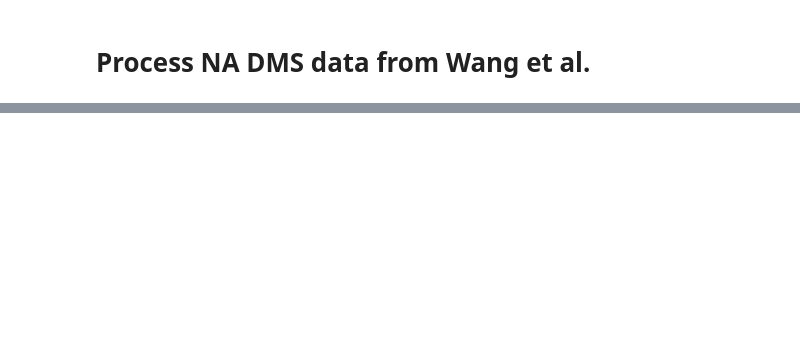
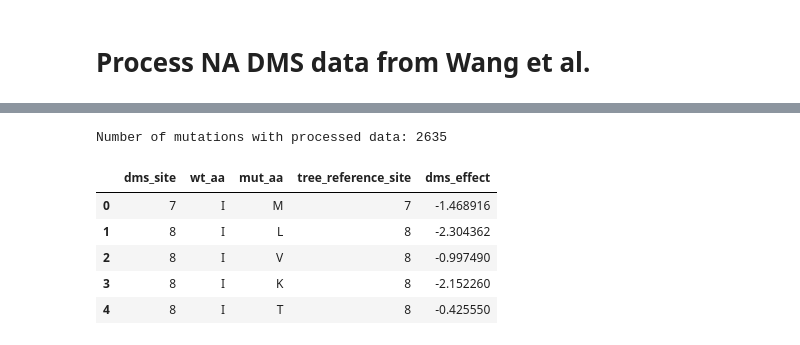
Before and after one commit to matsengrp/flu-mut-rates, a Jupyter notebook: notebooks/process_dms_data_wang_na.ipynb, the cells around one changed output, grey strips where cells are left out. Drawn from its saved outputs; the diff is of its cells as text; code cells hidden in the pictures; blank space fills up the shorter version.

```diff
--- a/notebooks/process_dms_data_wang_na.ipynb
+++ b/notebooks/process_dms_data_wang_na.ipynb
@@ -38,0 +113,25 @@ print(len(dms_seq_df), sum(dms_seq_df['same_aa']), sum(dms_seq_df['same_aa']) /
+# %%
+# Merge DMS data with numbering scheme and save
+na_dms_data_processed = (
+    na_dms_data
+    .merge(alignment_numbering_df, on='dms_site', validate='many_to_one')
+)
+
+# Compute the DMS effect as the log of the average of the three CTRL replicates
+na_dms_data_processed['dms_effect'] = na_dms_data_processed[['RF_CTRL_Rep1', 'RF_CTRL_Rep2', 'RF_CTRL_Rep3']].mean(axis=1)
+na_dms_data_processed = na_dms_data_processed[na_dms_data_processed['dms_effect'] > 0]
+na_dms_data_processed['dms_effect'] = np.log(na_dms_data_processed['dms_effect'])
+
+# Save data to output file
+na_dms_data_processed = na_dms_data_processed[['dms_site', 'wt_aa', 'mut_aa', 'tree_reference_site', 'dms_effect']]
+na_dms_data_processed.to_csv(os.path.join(output_dir, 'processed_dms_data.csv'), index=False)
+print("Number of mutations with processed data:", len(na_dms_data_processed))
+na_dms_data_processed.head()
+# %% [output]
+Number of mutations with processed data: 2635
+|  | dms_site | wt_aa | mut_aa | tree_reference_site | dms_effect |
+| 0 | 7 | I | M | 7 | -1.468916 |
+| 1 | 8 | I | L | 8 | -2.304362 |
+| 2 | 8 | I | V | 8 | -0.997490 |
+| 3 | 8 | I | K | 8 | -2.152260 |
+| 4 | 8 | I | T | 8 | -0.425550 |
```
Also changed, not shown: parts of 4 cells of this notebook, 2 other files.
